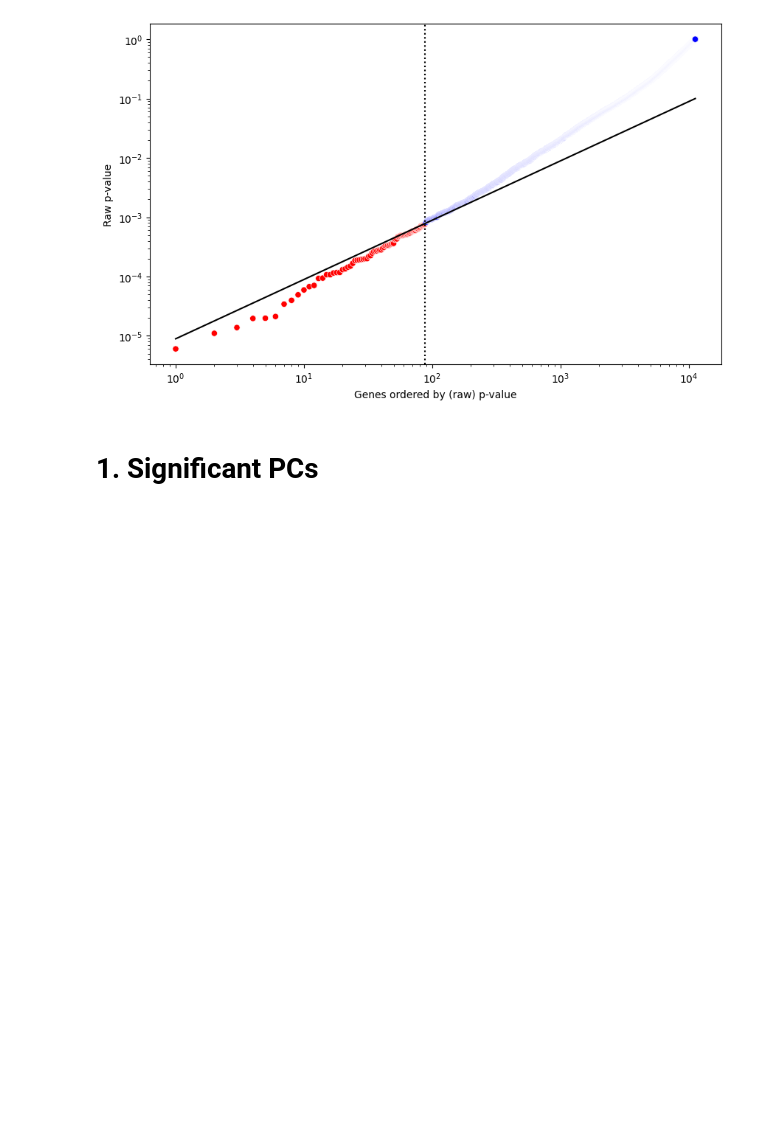
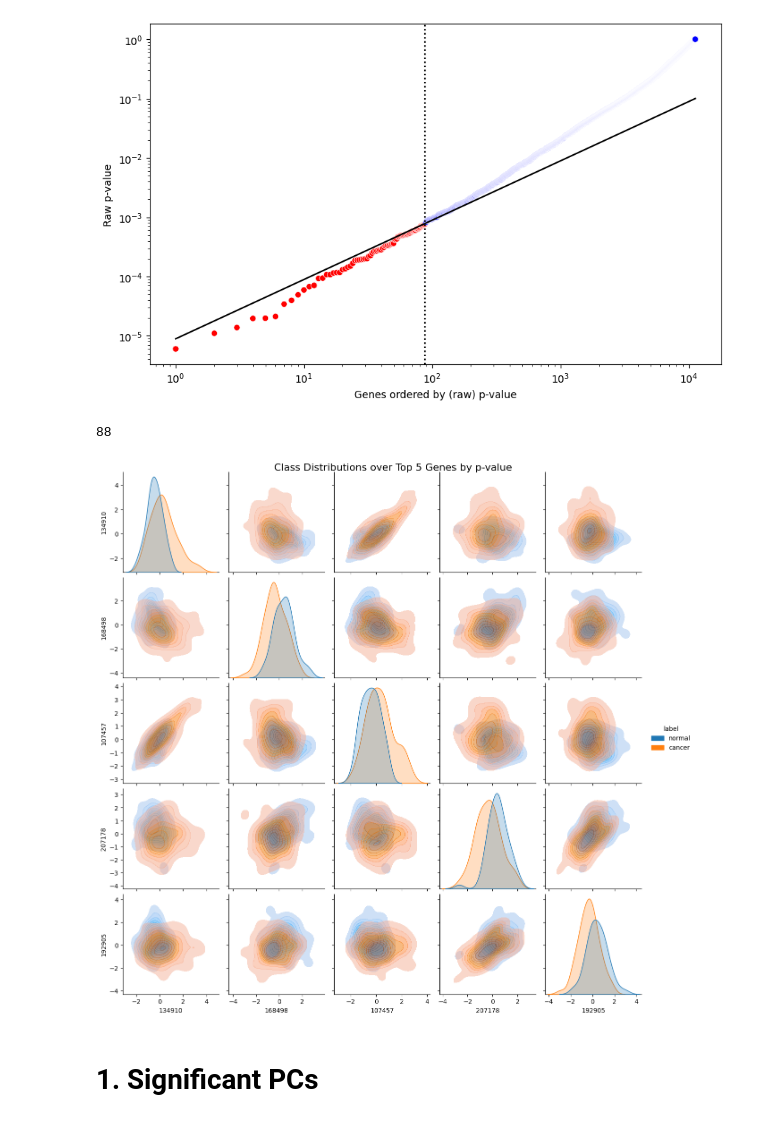
Before and after one commit to siepenmaru/stat3006-a4-code, a Jupyter notebook: A4.ipynb, the cells around one changed output. Saved outputs shown, nothing was run; the diff lists cells and outputs as text; code cells hidden in the pictures; blank space fills up the shorter version.

```diff
--- a/A4.ipynb
+++ b/A4.ipynb
@@ -232,28 +246,42 @@ plt.savefig('figures/SVA_Significant_Genes')
 plt.show()
 # %% [output]
 [figure]
+# %%
+len(significant_genes)
+# %% [output]
+88
 # %%
 asdf = data.copy()
 asdf.loc[len(data)] = np.append(sva.pvals, 999)
 asdf.sort_values(by=len(data), axis=1, inplace=True)
 asdf.drop(len(data), inplace=True)
 asdf
 n_pcs = 5
 top_n_pcs = asdf.iloc[:,:n_pcs]
 
-fig = px.scatter_matrix(
-    top_n_pcs,
-    color=Y['label'],
-    color_discrete_sequence=px.colors.qualitative.D3,
-    opacity=0.8,
-    dimensions=top_n_pcs.columns,
-    # labels=labels,
-    title='Top 5 Potentially Significant Genes, Based on p-values',
-    width=720,
-    height=720
-)
-fig.update_traces(diagonal_visible=True)
-fig.show()
+# fig = px.scatter_matrix(
+#     top_n_pcs,
+#     color=Y['label'],
+#     color_discrete_sequence=px.colors.qualitative.D3,
+#     opacity=0.8,
+#     dimensions=top_n_pcs.columns,
+#     # labels=labels,
+#     title='Top 5 Potentially Significant Genes, Based on p-values',
+#     width=720,
+#     height=720
+# )
+# fig.update_traces(diagonal_visible=True)
+# fig.show()
+
+pp = sns.pairplot(
+    top_n_pcs.join(Y['label']),
+    hue='label',
+    kind='kde',
+    plot_kws={'fill': True, 'alpha': 0.5})
+pp.fig.suptitle(f"Class Distributions over Top {n_components} Genes by p-value", fontsize=16, y=1)
+pp.savefig('figures/PairPlot_SVA.png')
+# %% [output]
+[figure, added]
 # %% [markdown]
 # 1. Significant PCs
 # %%
```
Also changed, not shown: parts of 8 cells of this notebook, 9 other files.
